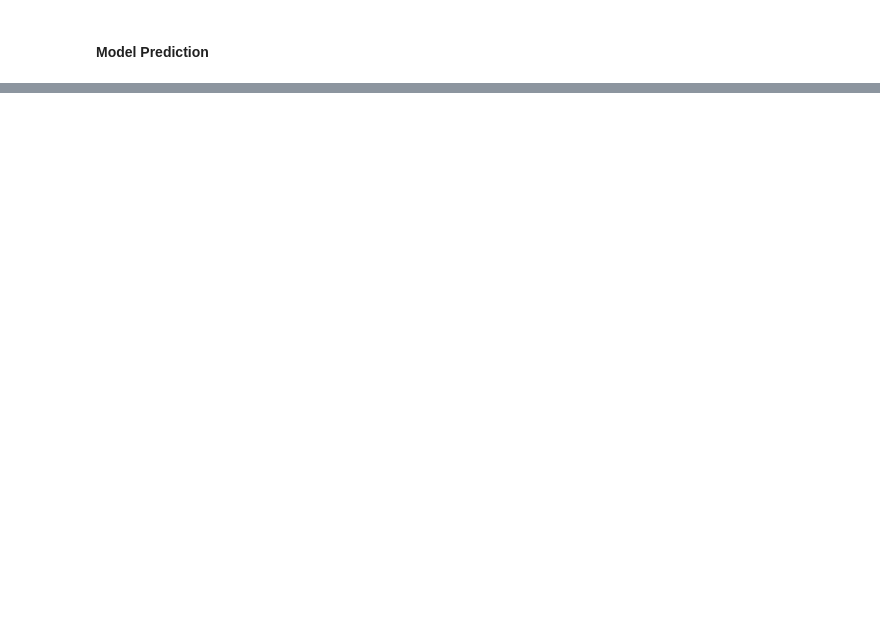
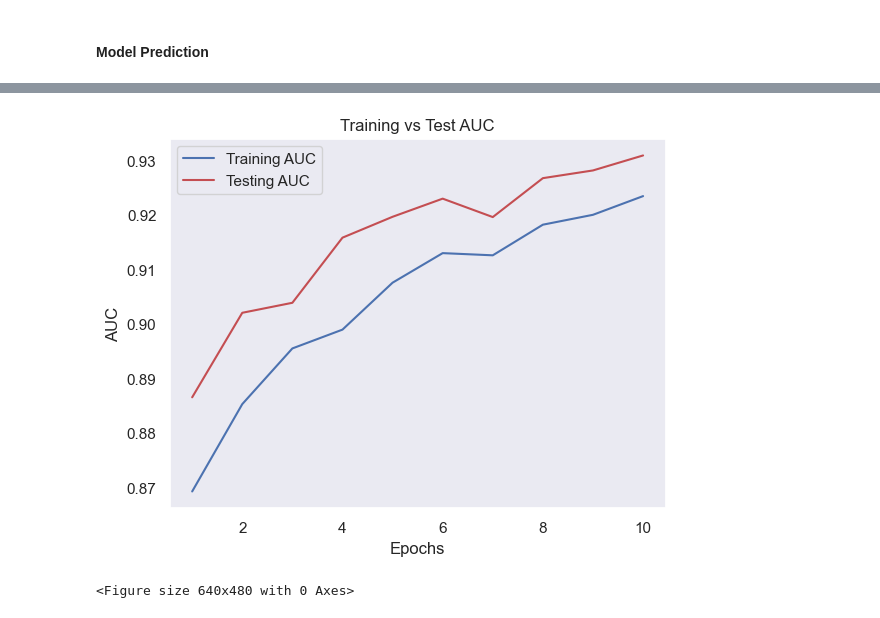
Before and after one commit to JacobJ215/Airline-Sentiment-Analysis, a Jupyter notebook: notebooks/sentiment_analysis.ipynb, the cells around one changed output, grey strips where cells are left out. Cells and saved outputs as stored; diff of their text form; code cells hidden in the pictures; blank space fills up the shorter version.

```diff
--- a/notebooks/sentiment_analysis.ipynb
+++ b/notebooks/sentiment_analysis.ipynb
@@ -358,0 +501,6 @@ flow hard keeping making positive smoothly sure thing usairways work
+# %%
+plot_metric(epochs, history.history['auc'], history.history['val_auc'], 'AUC')
+plt.savefig('../images/model_auc.png')
+# %% [output]
+[figure, added]
+<Figure size 640x480 with 0 Axes>
```
Also changed, not shown: parts of 37 cells of this notebook, 10 other files.
